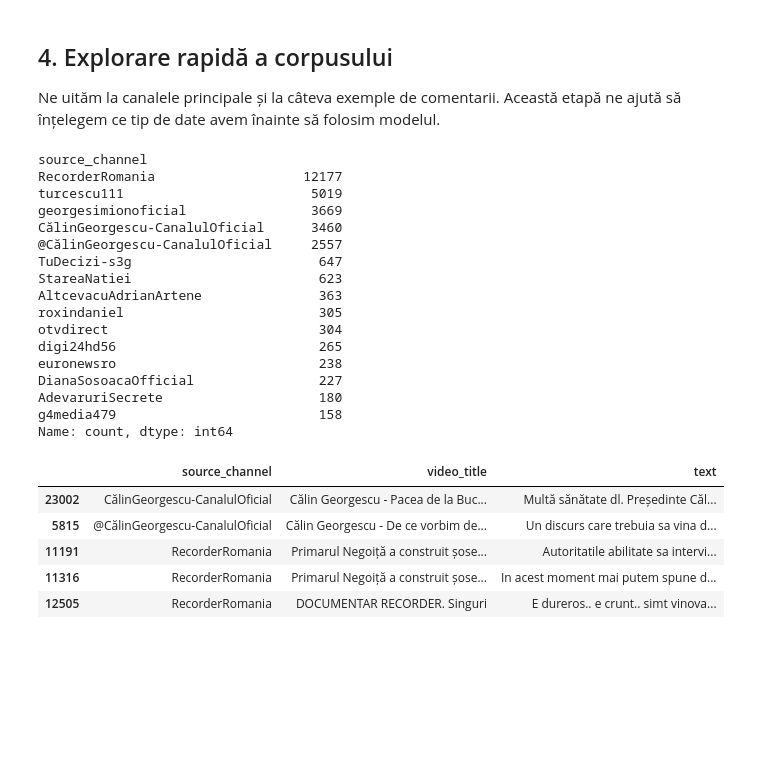
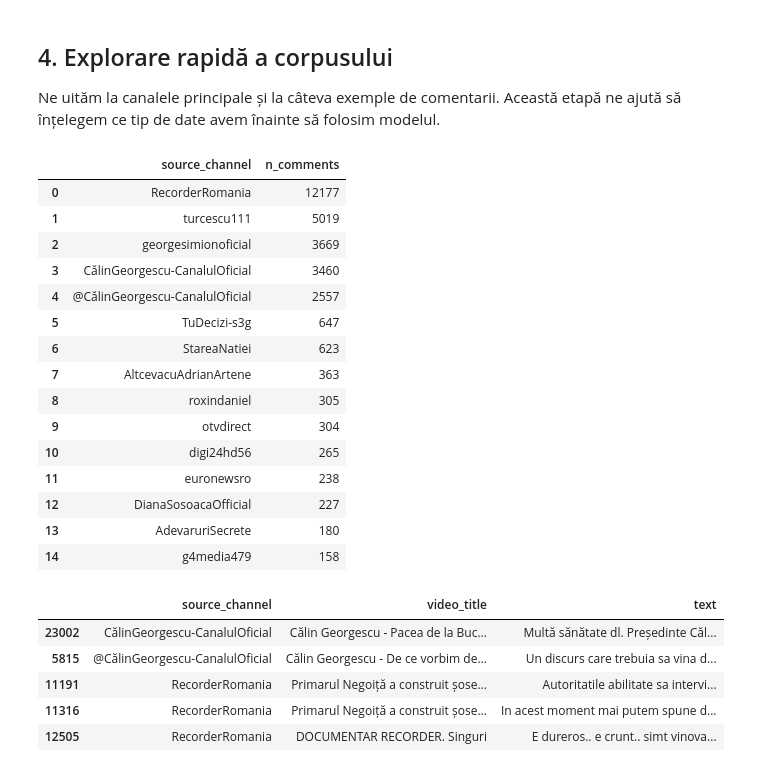
Before and after one commit to AIE-2026/echochamber-project-team-1, a Jupyter notebook: notebooks/student_5/C3_Tema1_first_promt.ipynb, the cells around one changed output. Saved outputs shown, nothing was run; the diff lists cells and outputs as text; code cells hidden in the pictures; blank space fills up the shorter version.

```diff
--- a/notebooks/student_5/C3_Tema1_first_promt.ipynb
+++ b/notebooks/student_5/C3_Tema1_first_promt.ipynb
@@ -66,25 +78,24 @@ Ne uităm la canalele principale și la câteva exemple de comentarii.
 Această etapă ne ajută să înțelegem ce tip de date avem înainte să folosim modelul.
 # %%
 # cele mai frecvente 15 canale sursă din dataset
-df["source_channel"].... # completează pentru a vedea cele mai frecvente 15 canale sursă din dataset
+df["source_channel"].value_counts().head(15).reset_index(name="n_comments")
 # %% [output]
-source_channel
-RecorderRomania                   12177
-turcescu111                        5019
-georgesimionoficial                3669
-CălinGeorgescu-CanalulOficial      3460
-@CălinGeorgescu-CanalulOficial     2557
-TuDecizi-s3g                        647
-StareaNatiei                        623
-AltcevacuAdrianArtene               363
-roxindaniel                         305
-otvdirect                           304
-digi24hd56                          265
-euronewsro                          238
-DianaSosoacaOfficial                227
-AdevaruriSecrete                    180
-g4media479                          158
-Name: count, dtype: int64
+|  | source_channel | n_comments |
+| 0 | RecorderRomania | 12177 |
+| 1 | turcescu111 | 5019 |
+| 2 | georgesimionoficial | 3669 |
+| 3 | CălinGeorgescu-CanalulOficial | 3460 |
+| 4 | @CălinGeorgescu-CanalulOficial | 2557 |
+| 5 | TuDecizi-s3g | 647 |
+| 6 | StareaNatiei | 623 |
+| 7 | AltcevacuAdrianArtene | 363 |
+| 8 | roxindaniel | 305 |
+| 9 | otvdirect | 304 |
+| 10 | digi24hd56 | 265 |
+| 11 | euronewsro | 238 |
+| 12 | DianaSosoacaOfficial | 227 |
+| 13 | AdevaruriSecrete | 180 |
+| 14 | g4media479 | 158 |
 # %%
 # aruncă o privire asupra unor comentarii random din dataset
 df[["source_channel", "video_title", "text"]].sample(5, random_state=42)
```
Also changed, not shown: parts of 10 cells of this notebook.
